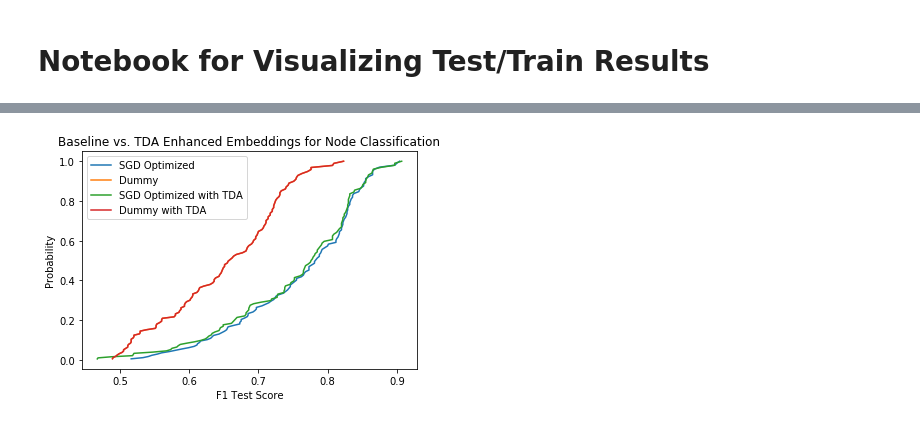
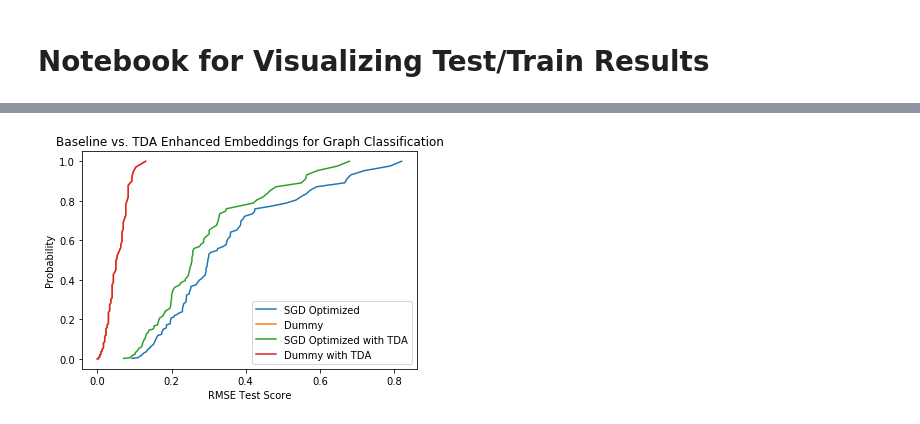
Before and after one commit to agottipati9/GraphSAGE, a Jupyter notebook: Plot_Metrics.ipynb, the cells around one changed output, grey strips where cells are left out. Saved outputs shown, nothing was run; the diff lists cells and outputs as text; code cells hidden in the pictures.

```diff
--- a/Plot_Metrics.ipynb
+++ b/Plot_Metrics.ipynb
@@ -7,7 +7,7 @@ import matplotlib.pyplot as plt
 import numpy as np
 import pandas as pd
 # %%
-file_path = 'results.txt'
+file_path = 'results_no_tda.txt'
 # %%
 def load_data(path):
     optimized_data = []
@@ -19,7 +19,7 @@ def load_data(path):
                 continue
             else:
                 line_arr = line.split()
-                if line_arr[0] == 'F1':
+                if line_arr[0] == 'RMSE':
                     optimized_data.append(float(line_arr[2]))
                 elif line_arr[0] == 'Random':
                     dummy_data.append(float(line_arr[4]))
@@ -46,9 +46,9 @@ def plot_cdf(data, title='Add a title', xlabel='Add an xlabel', ylabel='Add a yl
         plt.savefig(path)
     plt.show()
 # %%
-xlabel = 'F1 Test Score'
+xlabel = 'RMSE Test Score'
 ylabel = 'Probability'
-title = 'Node Classification with Linear Regressors'
+title = 'Graph Classification'
 # %%
 dataset1 = get_cdf_values(optimized_data, label='SGD Optimized')
 plot_cdf([dataset1], title=title, xlabel=xlabel, ylabel=ylabel, path='baseline_sgd.PDF')
@@ -85,5 +85,5 @@ plot_cdf([dataset3, dataset4], title=title, xlabel=xlabel, ylabel=ylabel, path='
 # %%
-title = 'Baseline vs. TDA Enhanced Embeddings for Node Classification'
+title = 'Baseline vs. TDA Enhanced Embeddings for Graph Classification'
 plot_cdf([dataset1, dataset2, dataset3, dataset4], title=title, xlabel=xlabel, ylabel=ylabel, path='all_combined.PDF')
 # %% [output]
-[figure, old version]
+[figure, new version]
```
Also changed, not shown: parts of 6 cells of this notebook, 9 other files.
